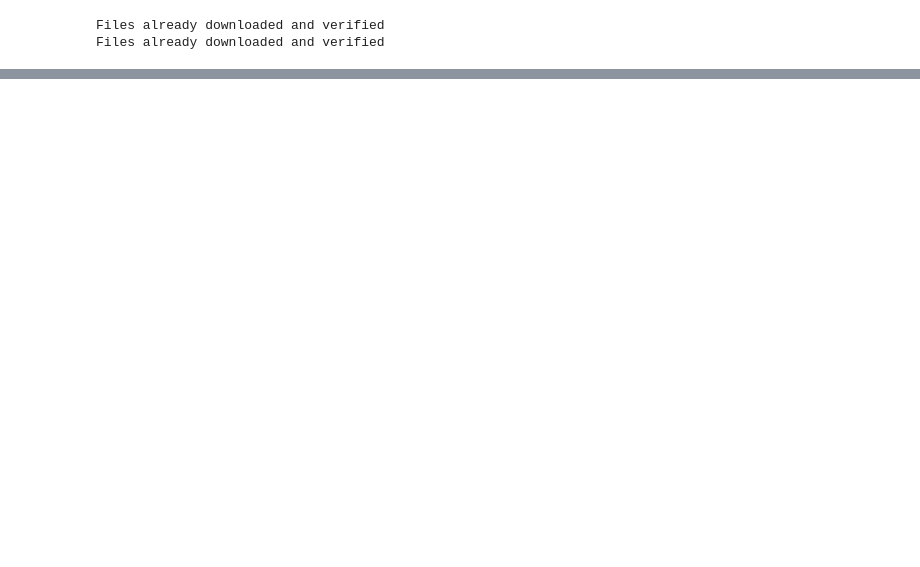
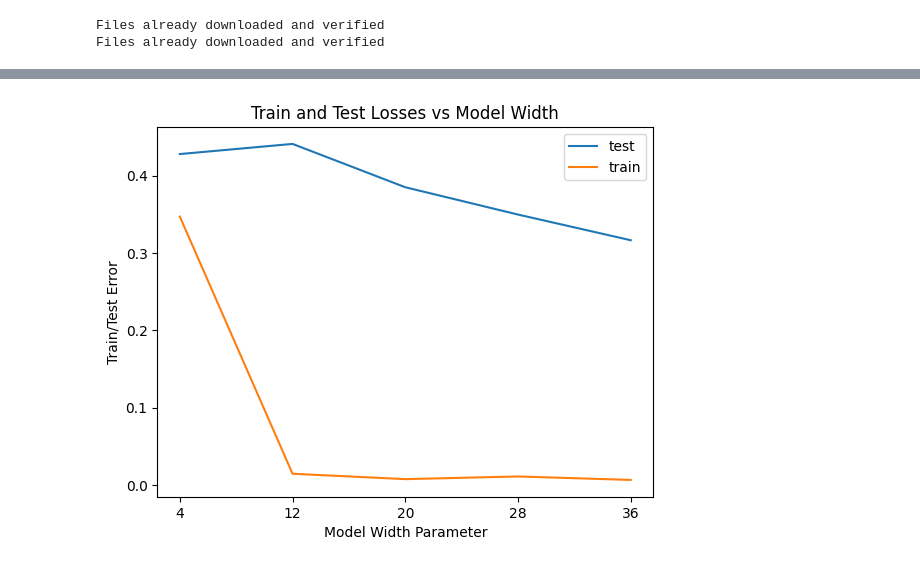
Before and after one commit to EvanChisholm1/double_descent, a Jupyter notebook: train.ipynb, the cells around one changed output, grey strips where cells are left out. Drawn from its saved outputs; the diff is of its cells as text; code cells hidden in the pictures; blank space fills up the shorter version.

```diff
--- a/train.ipynb
+++ b/train.ipynb
@@ -256,0 +296,18 @@ plt.show()
+# %%
+# last_test_err = [min(losses[size][3]) for size in sizes]
+# last_train_err = [min(losses[size][2]) for size in sizes]
+last_test_err = [losses[size][3][-1] for size in sizes]
+last_train_err = [losses[size][2][-1] for size in sizes]
+
+plt.title("Train and Test Losses vs Model Width")
+plt.plot(sizes, last_test_err, label='test')
+plt.plot(sizes, last_train_err, label='train')
+
+plt.xticks(sizes)
+plt.xlabel('Model Width Parameter')
+plt.ylabel('Train/Test Error')
+
+plt.legend()
+plt.show()
+# %% [output]
+[figure, added]
```
Also changed, not shown: parts of 10 cells of this notebook.
